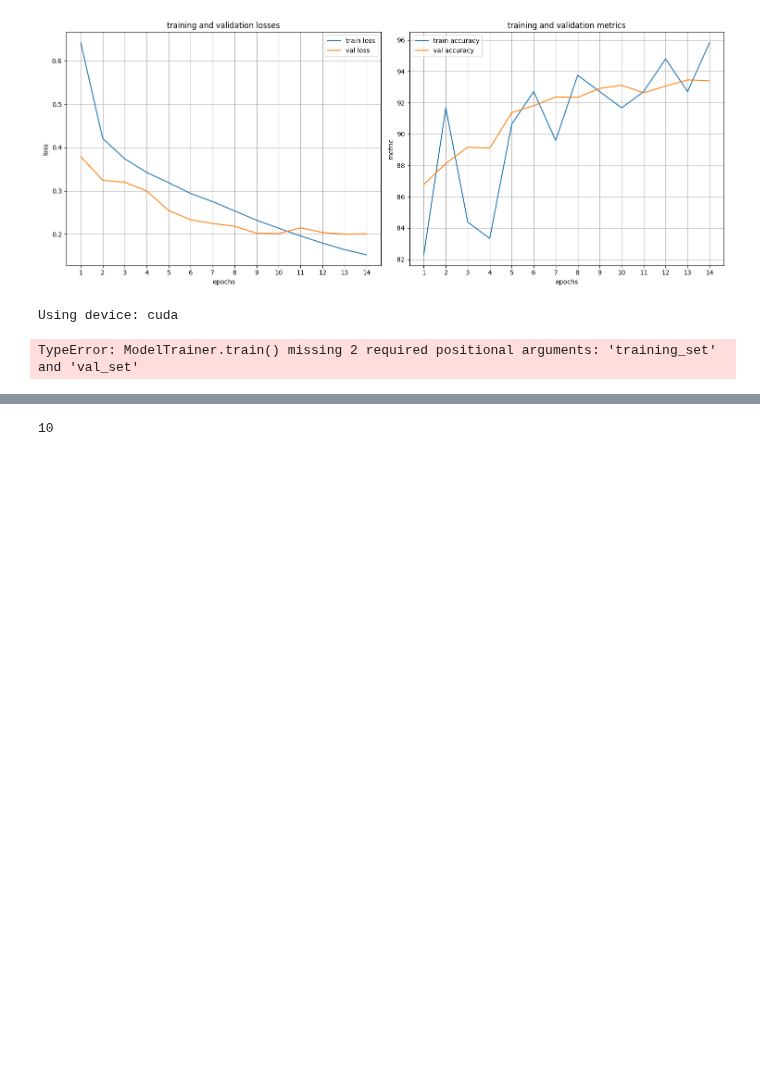
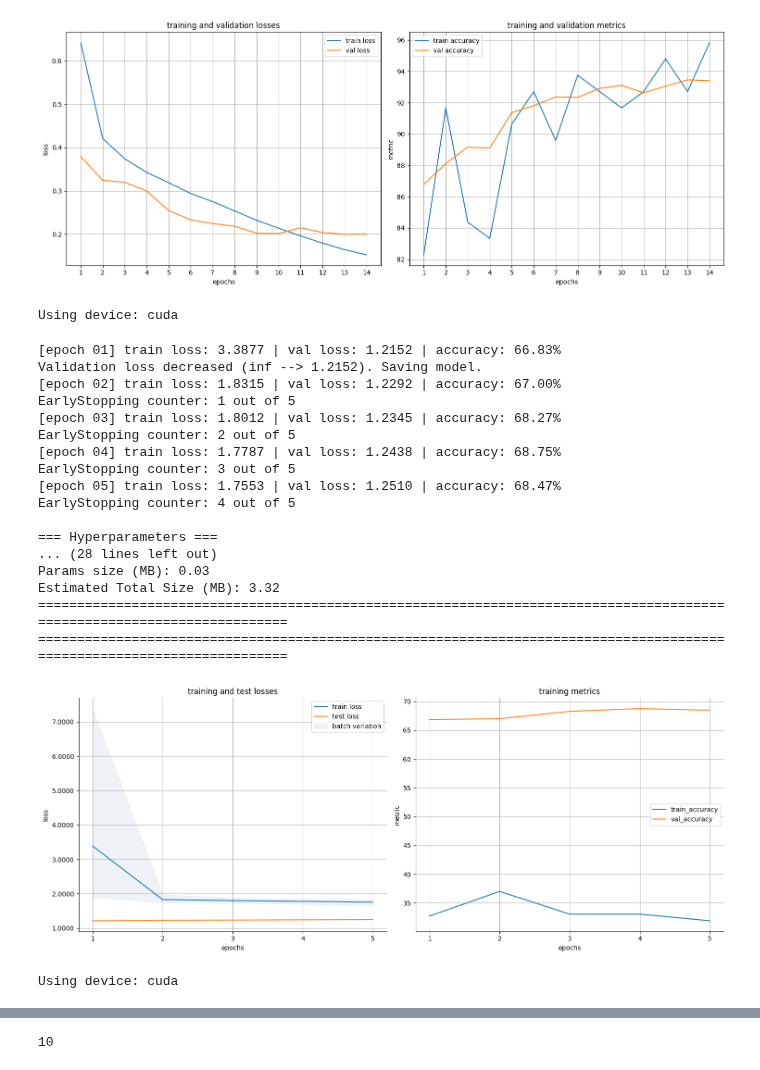
Before and after one commit to FutureGoose/OctaCycleCNN, a Jupyter notebook: exercises/w4/lek_functions_mnist.ipynb, the cells around one changed output, grey strips where cells are left out. Cells and saved outputs as stored; diff of their text form; code cells hidden in the pictures; blank space fills up the shorter version.

Commit message:
not printing footer

```diff
--- a/exercises/w4/lek_functions_mnist.ipynb
+++ b/exercises/w4/lek_functions_mnist.ipynb
@@ -240,33 +240,93 @@ class Net(nn.Module):
 
 # initialize model
 model = Net(input_size=28*28, output_size=10)
 # initialize optimizer
 optimizer = Adadelta(model.parameters(), lr=0.5, weight_decay=0.01)
 # initialize scheduler
 scheduler = StepLR(optimizer, step_size=1, gamma=0.8)
 
 # initialize trainer
 trainer = ModelTrainer(
     model=model,
     device=device,
     loss_fn=nn.CrossEntropyLoss(),
     optimizer=optimizer,
     scheduler=scheduler,
     batch_size=1024,
     verbose=True,             # controls training progress logs
     verbose_details=True,     # controls hyperparameters and model summary logs
-    enable_logging=True,      # controls overall logging
-    save_metrics=True,        # controls saving of metrics visualization
+    enable_logging=False,      # controls overall logging
+    save_metrics=False,        # controls saving of metrics visualization
     early_stopping_patience=5,
     early_stopping_delta=0.005,
     metrics=[ModelTrainer.accuracy]
 )
 
 # train model
 trained_model = trainer.train(
     training_set=trainset,
     val_set=valset,
     num_epochs=5
 )
 # %% [output]
-TypeError: ModelTrainer.train() missing 2 required positional arguments: 'training_set' and 'val_set'
+[epoch 01] train loss: 3.3877 | val loss: 1.2152 | accuracy: 66.83%
+Validation loss decreased (inf --> 1.2152). Saving model.
+[epoch 02] train loss: 1.8315 | val loss: 1.2292 | accuracy: 67.00%
+EarlyStopping counter: 1 out of 5
+[epoch 03] train loss: 1.8012 | val loss: 1.2345 | accuracy: 68.27%
+EarlyStopping counter: 2 out of 5
+[epoch 04] train loss: 1.7787 | val loss: 1.2438 | accuracy: 68.75%
+EarlyStopping counter: 3 out of 5
+[epoch 05] train loss: 1.7553 | val loss: 1.2510 | accuracy: 68.47%
+EarlyStopping counter: 4 out of 5
+
+=== Hyperparameters ===
+... (28 lines left out)
+Params size (MB): 0.03
+Estimated Total Size (MB): 3.32
+========================================================================================================================
+========================================================================================================================
+[figure, added]
+# %%
+from torchvision import datasets, transforms
+import torch
+def calculate_mean_std(dataset):
+    """calculate mean and standard deviation of a dataset"""
+    mean = 0.0
+    std = 0.0
+    total_images = len(dataset)
+
+    for img, _ in dataset:
+        mean += img.mean()
+        std += img.std()
+
+    mean /= total_images
+    std /= total_images
+
+    return mean.item(), std.item()
+
+# normalization transform
+transform = transforms.Compose([transforms.ToTensor(), transforms.Normalize((0.5,), (0.5,))])
+
+# load training and test datasets with normalization
+trainset = datasets.FashionMNIST(root='./data/', train=True, download=True, transform=transform)
+valset = datasets.FashionMNIST(root='./data/', train=False, download=True, transform=transform)
+
+# mean, std = calculate_mean_std(trainset)
+# print(f'Before normalization: mean: {mean}, std: {std}')
+
+# # normalization transform
+# transform = transforms.Compose([transforms.ToTensor(), transforms.Normalize((mean,), (std,))])
+
+# # load training and test datasets with normalization
+# trainset = datasets.FashionMNIST(root='./data/', train=True, download=True, transform=transform)
+# valset = datasets.FashionMNIST(root='./data/', train=False, download=True, transform=transform)
+
+# mean, std = calculate_mean_std(trainset)
+# print(f'After normalization: mean: {mean}, std: {std}')
+
+# device
+device = torch.device("cuda" if torch.cuda.is_available() else "cpu")
+print(f'Using device: {device}')
+# %% [output]
+Using device: cuda
```
Also changed, not shown: parts of 2 cells of this notebook, 2 other files.
